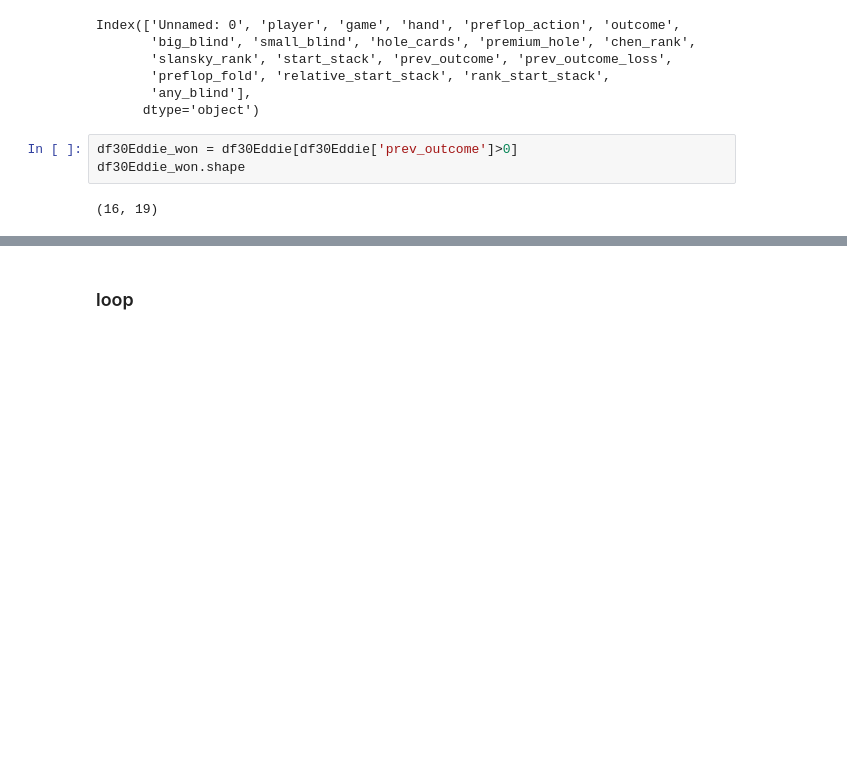
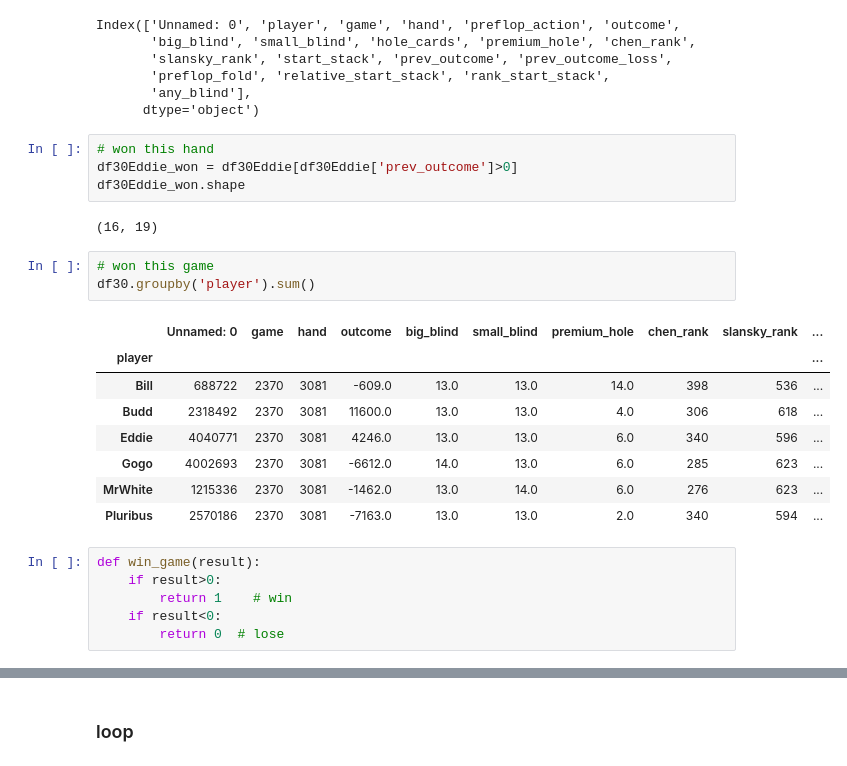
Before and after one commit to CinnyLin/IAI, a Jupyter notebook: cinny/summary.ipynb, the cells around one changed output, grey strips where cells are left out. Cells and saved outputs as stored; diff of their text form; blank space fills up the shorter version.

```diff
--- a/cinny/summary.ipynb
+++ b/cinny/summary.ipynb
@@ -51,7 +59,26 @@ Index(['Unnamed: 0', 'player', 'game', 'hand', 'preflop_action', 'outcome',
        'any_blind'],
       dtype='object')
 # %%
+# won this hand
 df30Eddie_won = df30Eddie[df30Eddie['prev_outcome']>0]
 df30Eddie_won.shape
 # %% [output]
 (16, 19)
+# %%
+# won this game
+df30.groupby('player').sum()
+# %% [output]
+|  | Unnamed: 0 | game | hand | outcome | big_blind | small_blind | premium_hole | chen_rank | slansky_rank | ... |
+| player |  |  |  |  |  |  |  |  |  | ... |
+| Bill | 688722 | 2370 | 3081 | -609.0 | 13.0 | 13.0 | 14.0 | 398 | 536 | ... |
+| Budd | 2318492 | 2370 | 3081 | 11600.0 | 13.0 | 13.0 | 4.0 | 306 | 618 | ... |
+| Eddie | 4040771 | 2370 | 3081 | 4246.0 | 13.0 | 13.0 | 6.0 | 340 | 596 | ... |
+| Gogo | 4002693 | 2370 | 3081 | -6612.0 | 14.0 | 13.0 | 6.0 | 285 | 623 | ... |
+| MrWhite | 1215336 | 2370 | 3081 | -1462.0 | 13.0 | 14.0 | 6.0 | 276 | 623 | ... |
+| Pluribus | 2570186 | 2370 | 3081 | -7163.0 | 13.0 | 13.0 | 2.0 | 340 | 594 | ... |
+# %%
+def win_game(result):
+    if result>0:
+        return 1    # win
+    if result<0:
+        return 0  # lose
```
Also changed, not shown: parts of 6 cells of this notebook, 1 other file.
